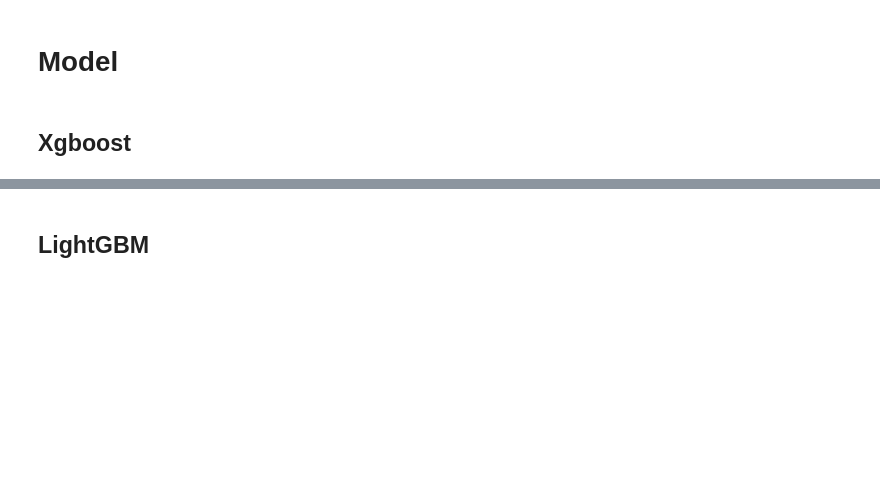
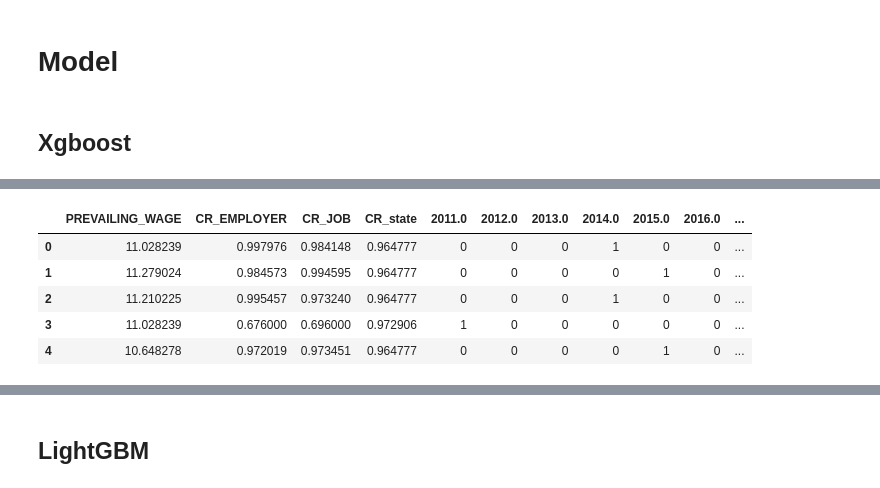
Before and after one commit to entiff/H1B-visa-classification, a Jupyter notebook: BOAZ Mini Project-teahee.ipynb, the cells around one changed output, grey strips where cells are left out. Saved outputs shown, nothing was run; the diff lists cells and outputs as text; code cells hidden in the pictures; blank space fills up the shorter version.

```diff
--- a/BOAZ Mini Project-teahee.ipynb
+++ b/BOAZ Mini Project-teahee.ipynb
@@ -956,0 +993,9 @@ X_train, X_test, y_train, y_test = train_test_split(X,y,test_size =0.20, random_
+# %%
+X_train.head()
+# %% [output]
+|  | PREVAILING_WAGE | CR_EMPLOYER | CR_JOB | CR_state | 2011.0 | 2012.0 | 2013.0 | 2014.0 | 2015.0 | 2016.0 | ... |
+| 0 | 11.028239 | 0.997976 | 0.984148 | 0.964777 | 0 | 0 | 0 | 1 | 0 | 0 | ... |
+| 1 | 11.279024 | 0.984573 | 0.994595 | 0.964777 | 0 | 0 | 0 | 0 | 1 | 0 | ... |
+| 2 | 11.210225 | 0.995457 | 0.973240 | 0.964777 | 0 | 0 | 0 | 1 | 0 | 0 | ... |
+| 3 | 11.028239 | 0.676000 | 0.696000 | 0.972906 | 1 | 0 | 0 | 0 | 0 | 0 | ... |
+| 4 | 10.648278 | 0.972019 | 0.973451 | 0.964777 | 0 | 0 | 0 | 0 | 1 | 0 | ... |
```
Also changed, not shown: parts of 58 cells of this notebook, 3 other files.
